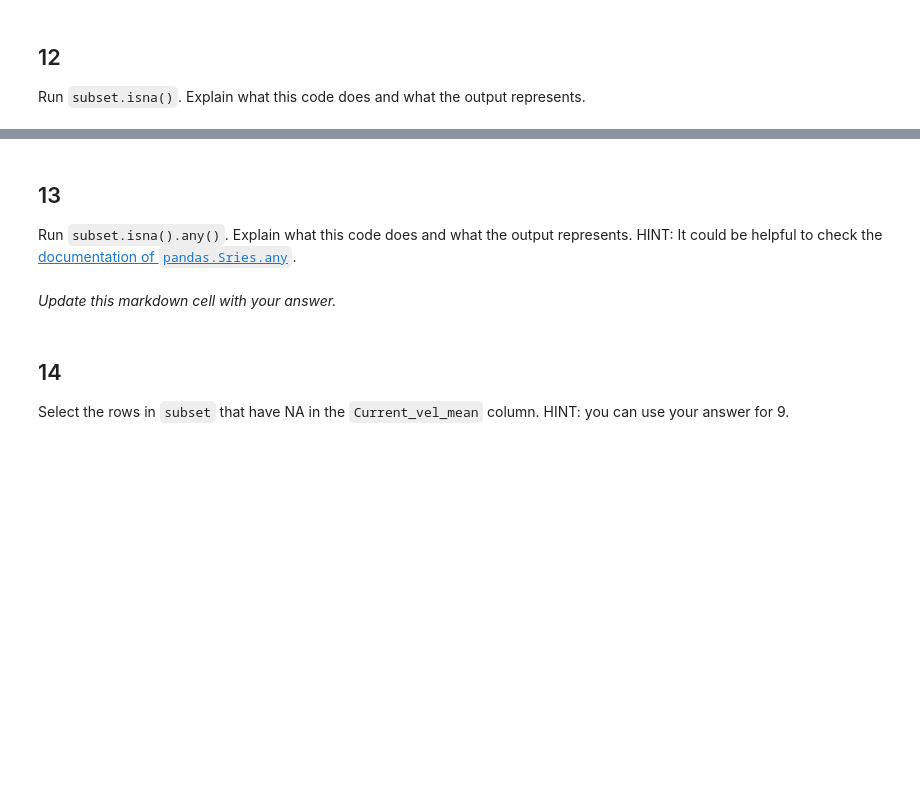
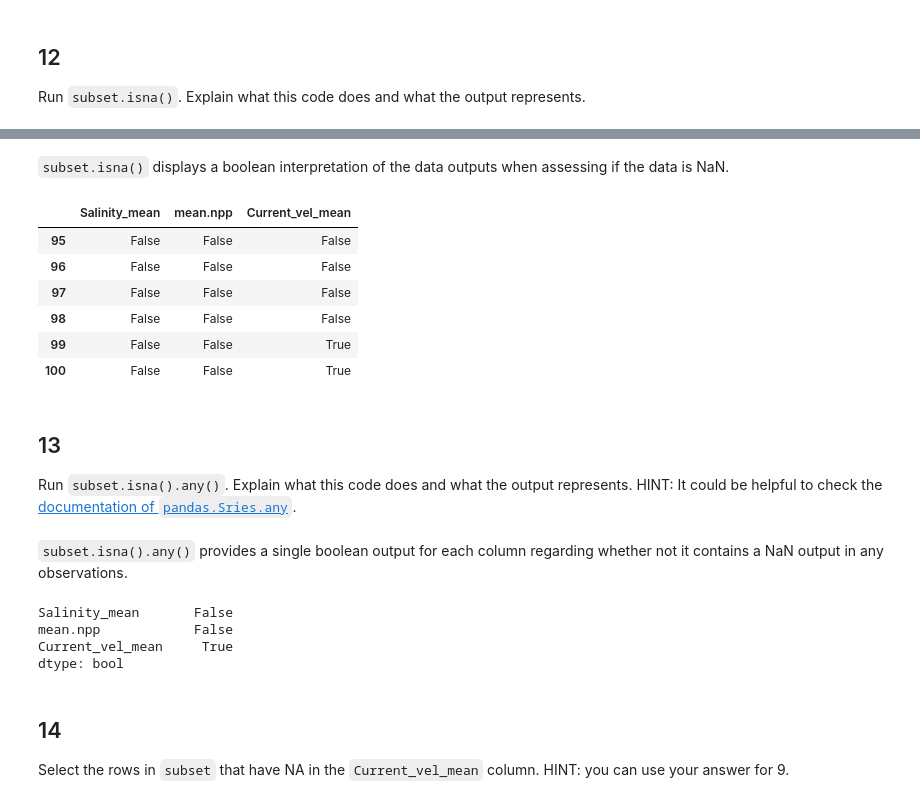
Before and after one commit to saingersoll/eds220-hwk-1, a Jupyter notebook: hwk1-task3.ipynb, the cells around one changed output, grey strips where cells are left out. Cells and saved outputs as stored; diff of their text form; code cells hidden in the pictures; blank space fills up the shorter version.

```diff
--- a/hwk1-task3.ipynb
+++ b/hwk1-task3.ipynb
@@ -247,8 +255,27 @@ Run `subset.isna()`. Explain what this code does and what the output represents.
+# %% [markdown]
+`subset.isna()` displays a boolean interpretation of the data outputs when assessing if the data is NaN.
+# %%
+subset.isna()
+# %% [output]
+|  | Salinity_mean | mean.npp | Current_vel_mean |
+| 95 | False | False | False |
+| 96 | False | False | False |
+| 97 | False | False | False |
+| 98 | False | False | False |
+| 99 | False | False | True |
+| 100 | False | False | True |
 # %% [markdown]
 ## 13
 Run `subset.isna().any()`. Explain what this code does and what the output represents. HINT: It could be helpful to check the [documentation of `pandas.Sries.any`](https://pandas.pydata.org/docs/reference/api/pandas.Series.any.html).
-# %% [markdown]
-*Update this markdown cell with your answer.*
+# %% [markdown]
+`subset.isna().any()` provides a single boolean output for each column regarding whether not it contains a NaN output in any observations.
+# %%
+subset.isna().any()
+# %% [output]
+Salinity_mean       False
+mean.npp            False
+Current_vel_mean     True
+dtype: bool
 # %% [markdown]
 ## 14
 
```
Also changed, not shown: parts of 6 cells of this notebook.
